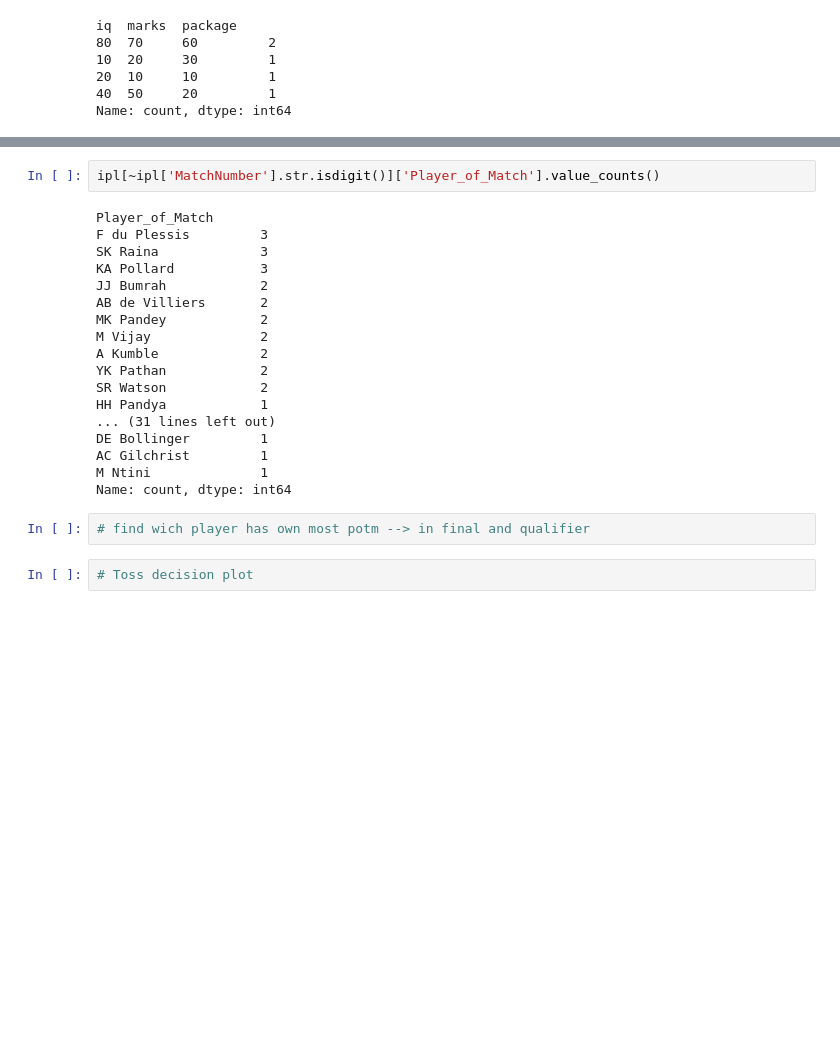
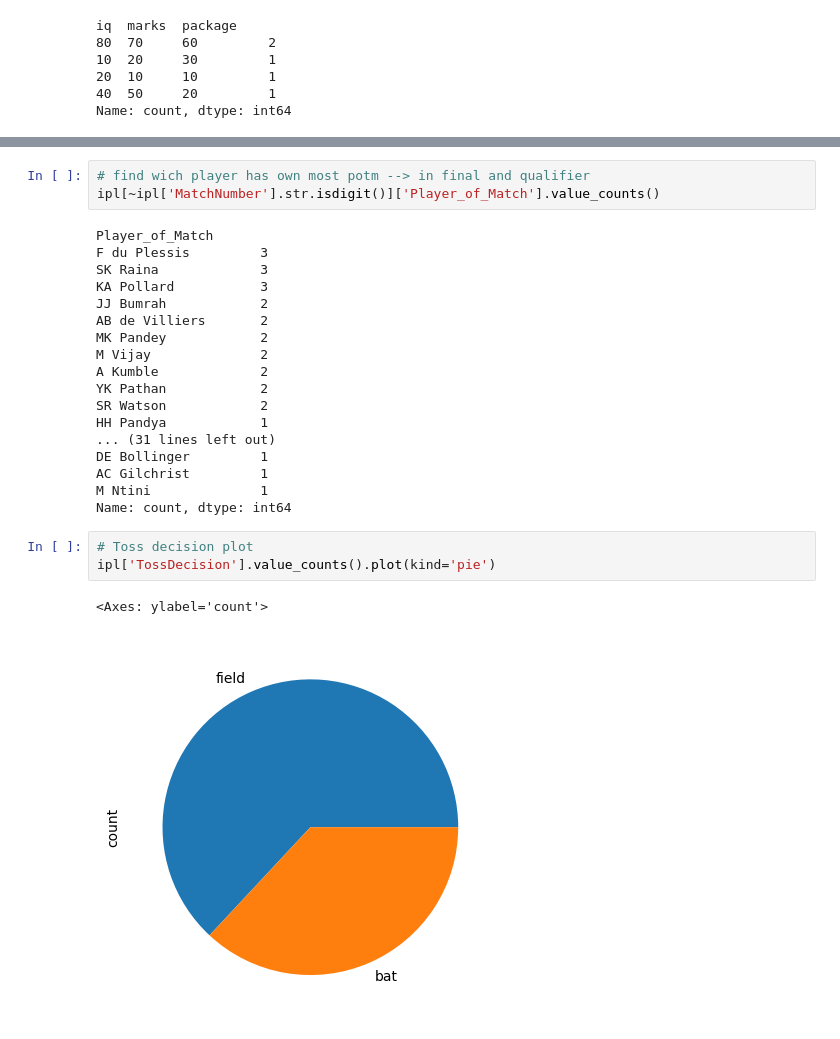
Before and after one commit to rahulkumar80026/Machine-Learning-Basic-to-Advanced, a Jupyter notebook: Pandas/Session2.ipynb, the cells around one changed output, grey strips where cells are left out. Saved outputs shown, nothing was run; the diff lists cells and outputs as text; blank space fills up the shorter version.

```diff
--- a/Pandas/Session2.ipynb
+++ b/Pandas/Session2.ipynb
@@ -67,6 +67,7 @@ ipl.head(2)
 | 0 | 1312200 | Ahmedabad | 2022-05-29 | 2022 | Final | Rajasthan Royals | Gujarat Titans | Narendra Modi Stadium, Ahmedabad | Rajasthan Royals | bat | ... |
 | 1 | 1312199 | Ahmedabad | 2022-05-27 | 2022 | Qualifier 2 | Royal Challengers Bangalore | Rajasthan Royals | Narendra Modi Stadium, Ahmedabad | Rajasthan Royals | field | ... |
 # %%
+# find wich player has own most potm --> in final and qualifier
 ipl[~ipl['MatchNumber'].str.isdigit()]['Player_of_Match'].value_counts()
 # %% [output]
 Player_of_Match
@@ -86,7 +87,9 @@ DE Bollinger         1
 AC Gilchrist         1
 M Ntini              1
 Name: count, dtype: int64
-# %%
-# find wich player has own most potm --> in final and qualifier
 # %%
 # Toss decision plot
+ipl['TossDecision'].value_counts().plot(kind='pie')
+# %% [output]
+<Axes: ylabel='count'>
+[figure, added]
```
Also changed, not shown: parts of 12 cells of this notebook.
